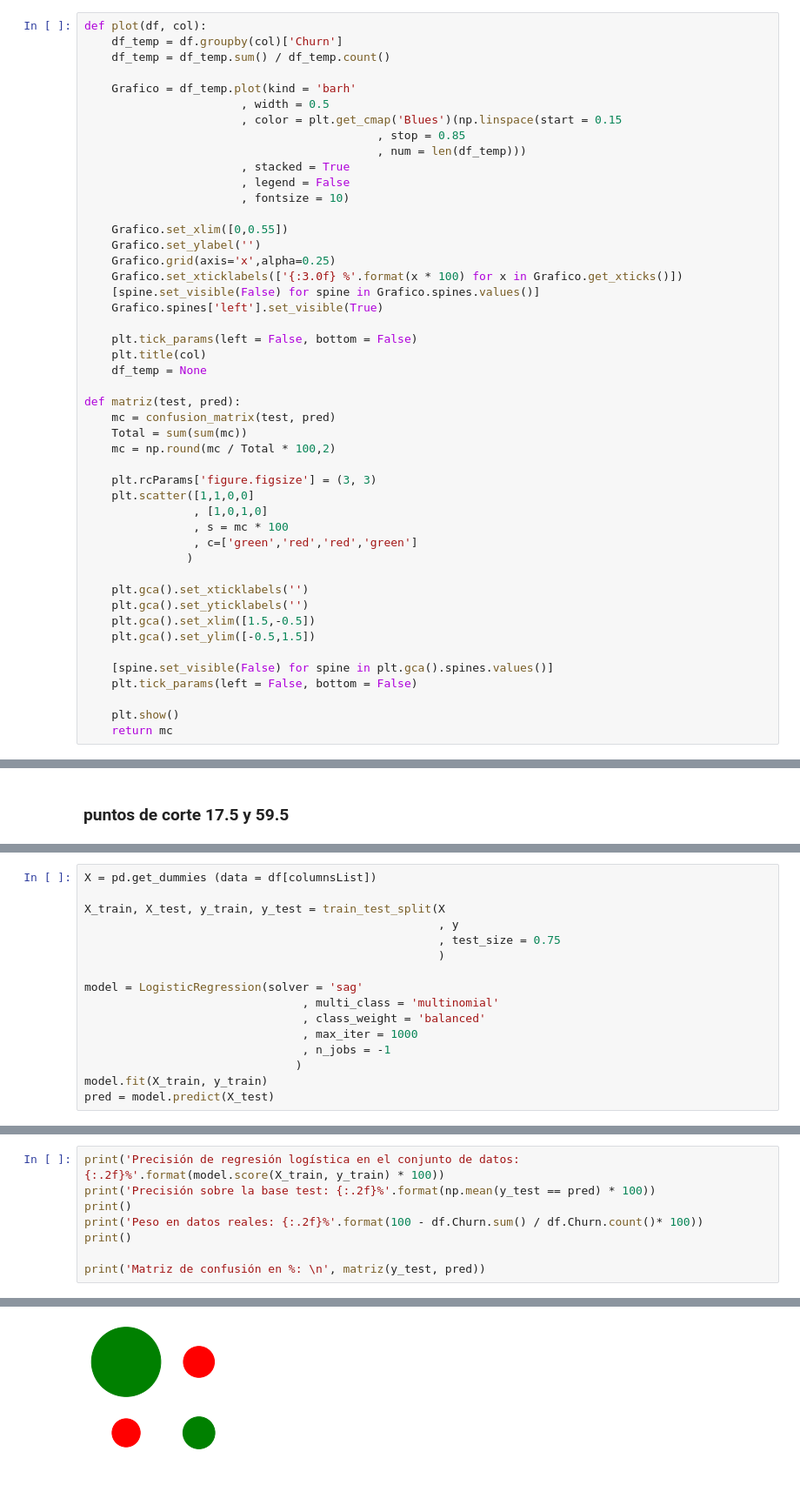
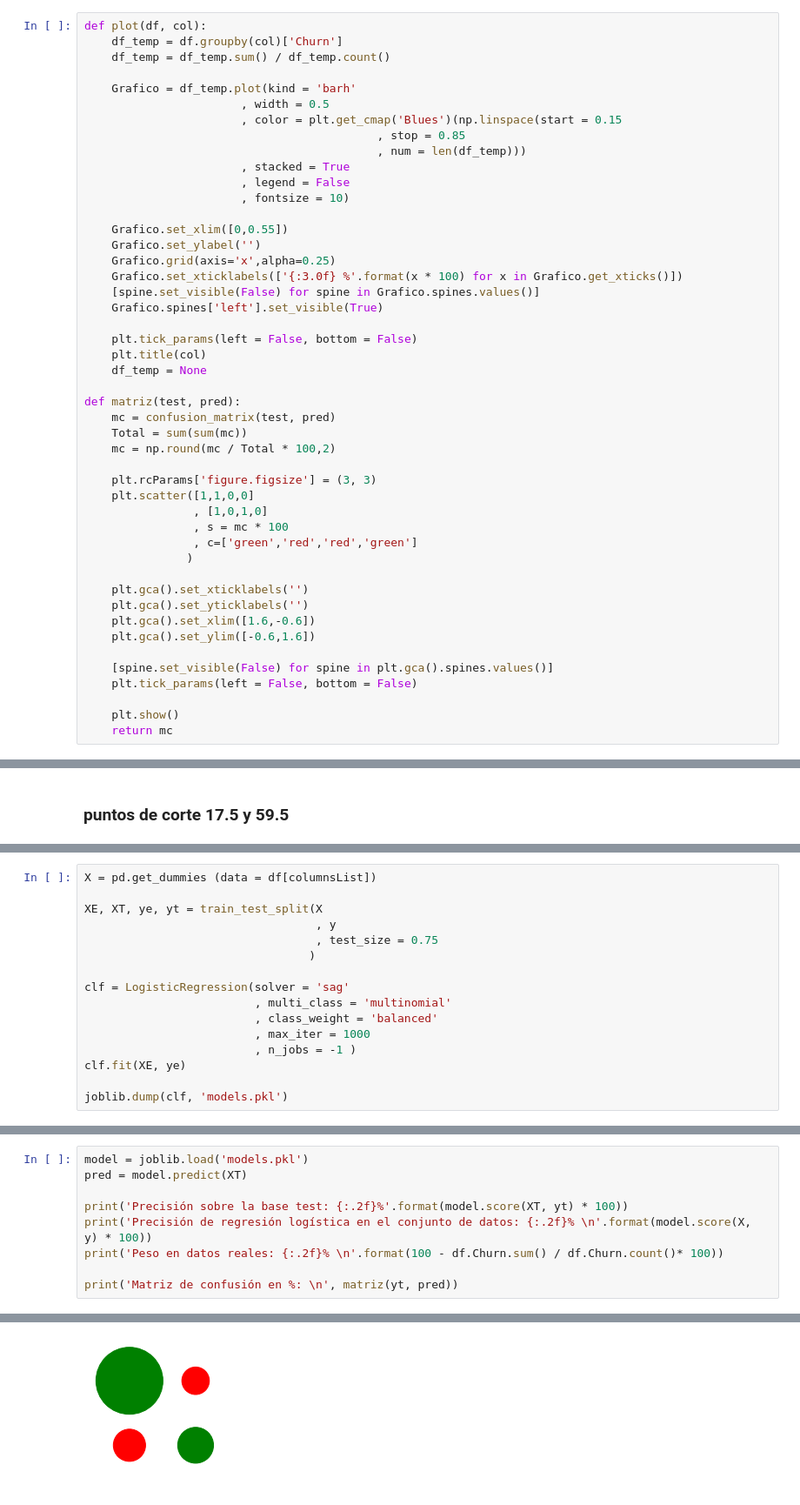
Before and after one commit to JVPA/Chrun, a Jupyter notebook: Churn/LogisticRegression.ipynb, the cells around one changed output, grey strips where cells are left out. Shown at 87% size. Cells and saved outputs as stored; diff of their text form.

```diff
--- a/Churn/LogisticRegression.ipynb
+++ b/Churn/LogisticRegression.ipynb
@@ -62,8 +63,8 @@ def matriz(test, pred):
 
     plt.gca().set_xticklabels('')
     plt.gca().set_yticklabels('')
-    plt.gca().set_xlim([1.5,-0.5])
-    plt.gca().set_ylim([-0.5,1.5])
+    plt.gca().set_xlim([1.6,-0.6])
+    plt.gca().set_ylim([-0.6,1.6])
 
     [spine.set_visible(False) for spine in plt.gca().spines.values()]
     plt.tick_params(left = False, bottom = False)
@@ -204,16 +199,16 @@ Name: Churn, dtype: int64
 # %%
 X = pd.get_dummies (data = df[columnsList])
 
-X_train, X_test, y_train, y_test = train_test_split(X
-                                                    , y
-                                                    , test_size = 0.75
-                                                    )
+XE, XT, ye, yt = train_test_split(X
+                                  , y
+                                  , test_size = 0.75
+                                 )
 
-model = LogisticRegression(solver = 'sag'
-                                , multi_class = 'multinomial'
-                                , class_weight = 'balanced'
-                                , max_iter = 1000
-                                , n_jobs = -1
-                               )
-model.fit(X_train, y_train)
-pred = model.predict(X_test)
+clf = LogisticRegression(solver = 'sag'
+                         , multi_class = 'multinomial'
+                         , class_weight = 'balanced'
+                         , max_iter = 1000
+                         , n_jobs = -1 )
+clf.fit(XE, ye)
+
+joblib.dump(clf, 'models.pkl')
@@ -222,9 +220,10 @@ pred = model.predict(X_test)
 # %%
-print('Precisión de regresión logística en el conjunto de datos: {:.2f}%'.format(model.score(X_train, y_train) * 100))
-print('Precisión sobre la base test: {:.2f}%'.format(np.mean(y_test == pred) * 100))
-print()
-print('Peso en datos reales: {:.2f}%'.format(100 - df.Churn.sum() / df.Churn.count()* 100))
-print()
+model = joblib.load('models.pkl')
+pred = model.predict(XT)
 
-print('Matriz de confusión en %: \n', matriz(y_test, pred))
+print('Precisión sobre la base test: {:.2f}%'.format(model.score(XT, yt) * 100))
+print('Precisión de regresión logística en el conjunto de datos: {:.2f}% \n'.format(model.score(X, y) * 100))
+print('Peso en datos reales: {:.2f}% \n'.format(100 - df.Churn.sum() / df.Churn.count()* 100))
+
+print('Matriz de confusión en %: \n', matriz(yt, pred))
 # %% [output]
@@ -233,4 +232,4 @@ Precisión sobre la base test: 76.89%
 
 Peso en datos reales: 73.42%
-[figure, old version]
+[figure, new version]
 Matriz de confusión en %:
```
Also changed, not shown: parts of 8 cells of this notebook, 1 other file.
